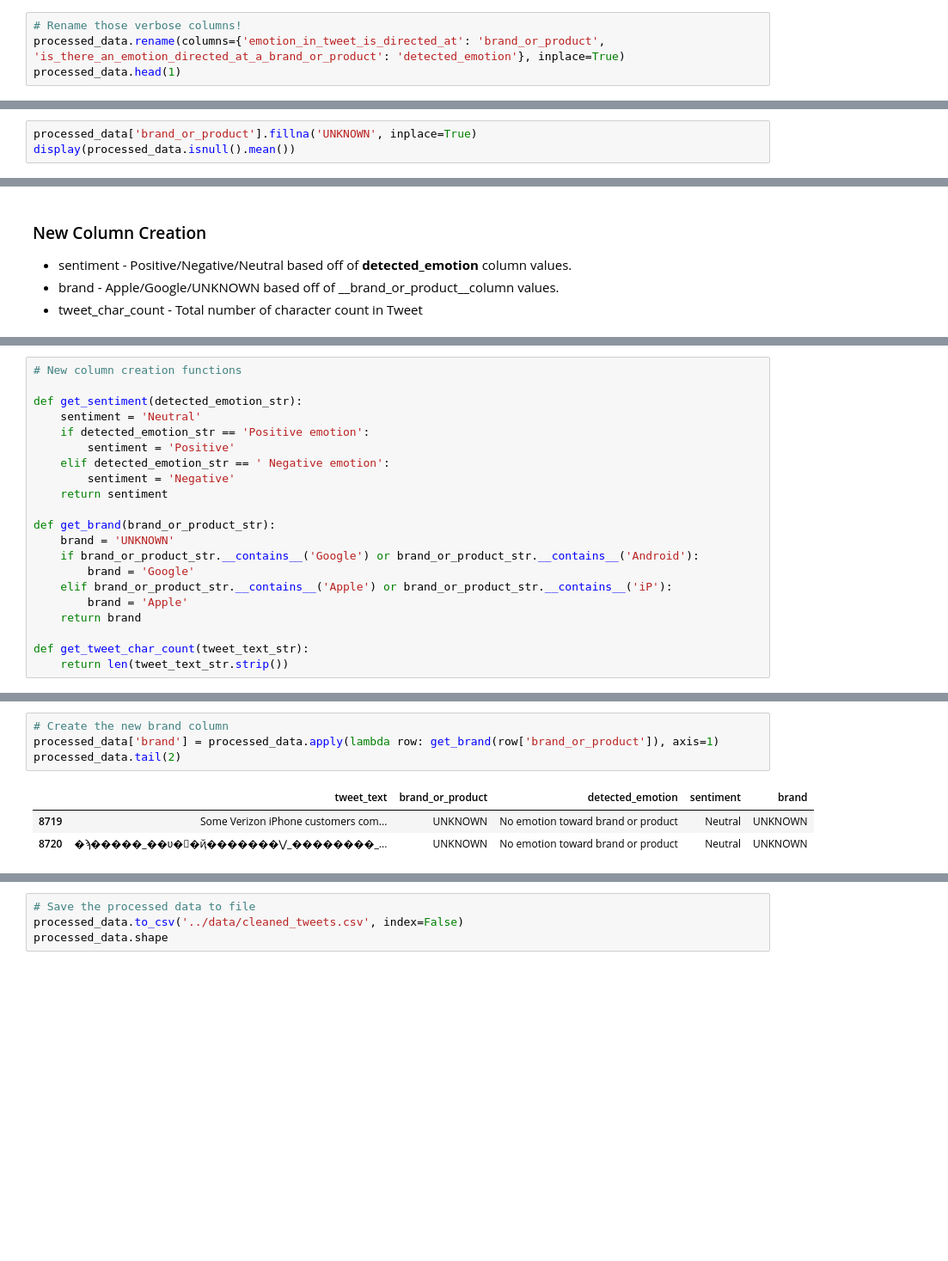
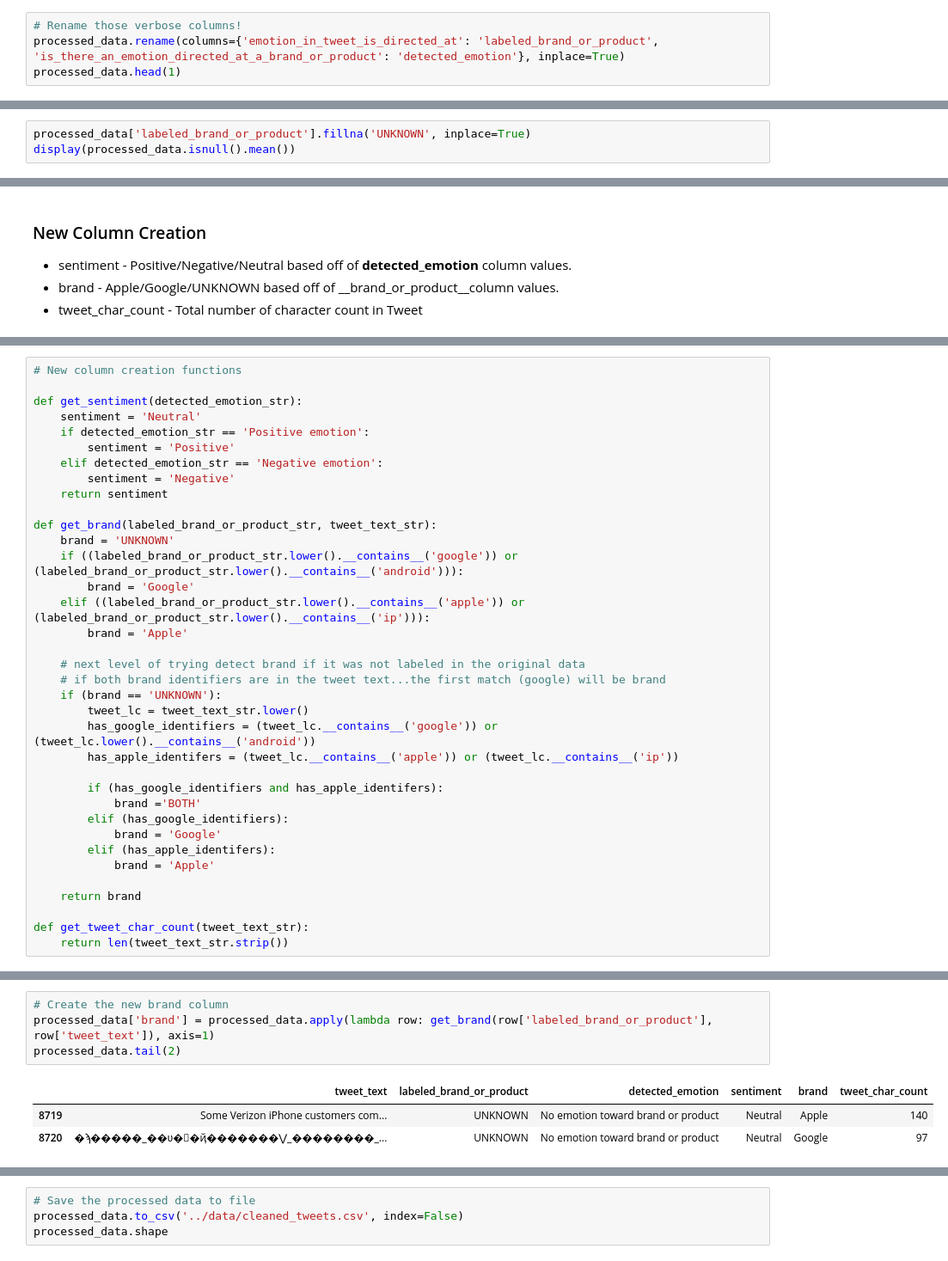
Before and after one commit to lspope/dsc-phase-4-project, a Jupyter notebook: notebooks/data_cleaning.ipynb, the cells around one changed output, grey strips where cells are left out. Shown at 86% size. Drawn from its saved outputs; the diff is of its cells as text; blank space fills up the shorter version.

```diff
--- a/notebooks/data_cleaning.ipynb
+++ b/notebooks/data_cleaning.ipynb
@@ -65,6 +60,6 @@ memory usage: 204.5+ KB
 processed_data = raw_data.copy(deep=True)
 # %%
 # Rename those verbose columns!
-processed_data.rename(columns={'emotion_in_tweet_is_directed_at': 'brand_or_product', 'is_there_an_emotion_directed_at_a_brand_or_product': 'detected_emotion'}, inplace=True)
+processed_data.rename(columns={'emotion_in_tweet_is_directed_at': 'labeled_brand_or_product', 'is_there_an_emotion_directed_at_a_brand_or_product': 'detected_emotion'}, inplace=True)
 processed_data.head(1)
 # %% [output]
@@ -142,6 +137,6 @@ My text classifier will only be interested in postitive or negative sentiment on
 
 Don't drop any rows. Fill the null with UNKNOWN for now.
 # %%
-processed_data['brand_or_product'].fillna('UNKNOWN', inplace=True)
+processed_data['labeled_brand_or_product'].fillna('UNKNOWN', inplace=True)
 display(processed_data.isnull().mean())
 # %% [output]
@@ -174,16 +169,31 @@ def get_sentiment(detected_emotion_str):
     sentiment = 'Neutral'
     if detected_emotion_str == 'Positive emotion':
         sentiment = 'Positive'
-    elif detected_emotion_str == ' Negative emotion':
+    elif detected_emotion_str == 'Negative emotion':
         sentiment = 'Negative'
     return sentiment
 
-def get_brand(brand_or_product_str):
+def get_brand(labeled_brand_or_product_str, tweet_text_str):
     brand = 'UNKNOWN'
-    if brand_or_product_str.__contains__('Google') or brand_or_product_str.__contains__('Android'):
+    if ((labeled_brand_or_product_str.lower().__contains__('google')) or (labeled_brand_or_product_str.lower().__contains__('android'))):
         brand = 'Google'
-    elif brand_or_product_str.__contains__('Apple') or brand_or_product_str.__contains__('iP'):
+    elif ((labeled_brand_or_product_str.lower().__contains__('apple')) or (labeled_brand_or_product_str.lower().__contains__('ip'))):
         brand = 'Apple'
+
+    # next level of trying detect brand if it was not labeled in the original data
+    # if both brand identifiers are in the tweet text...the first match (google) will be brand
+    if (brand == 'UNKNOWN'):
+        tweet_lc = tweet_text_str.lower()
+        has_google_identifiers = (tweet_lc.__contains__('google')) or (tweet_lc.lower().__contains__('android'))
+        has_apple_identifers = (tweet_lc.__contains__('apple')) or (tweet_lc.__contains__('ip'))
+
+        if (has_google_identifiers and has_apple_identifers):
+            brand ='BOTH'
+        elif (has_google_identifiers):
+            brand = 'Google'
+        elif (has_apple_identifers):
+            brand = 'Apple'
+
     return brand
 
 def get_tweet_char_count(tweet_text_str):
@@ -199,11 +209,11 @@ processed_data.head(2)
 # %%
 # Create the new brand column
-processed_data['brand'] = processed_data.apply(lambda row: get_brand(row['brand_or_product']), axis=1)
+processed_data['brand'] = processed_data.apply(lambda row: get_brand(row['labeled_brand_or_product'], row['tweet_text']), axis=1)
 processed_data.tail(2)
 # %% [output]
-|  | tweet_text | brand_or_product | detected_emotion | sentiment | brand |
-| 8719 | Some Verizon iPhone customers com... | UNKNOWN | No emotion toward brand or product | Neutral | UNKNOWN |
-| 8720 | �ϡ�����_��ʋ�΋�ҋ�������⋁_��������_... | UNKNOWN | No emotion toward brand or product | Neutral | UNKNOWN |
+|  | tweet_text | labeled_brand_or_product | detected_emotion | sentiment | brand | tweet_char_count |
+| 8719 | Some Verizon iPhone customers com... | UNKNOWN | No emotion toward brand or product | Neutral | Apple | 140 |
+| 8720 | �ϡ�����_��ʋ�΋�ҋ�������⋁_��������_... | UNKNOWN | No emotion toward brand or product | Neutral | Google | 97 |
 # %%
 processed_data['tweet_char_count'] = processed_data.apply(lambda row: get_tweet_char_count(row['tweet_text']), axis=1)
 processed_data.head(2)
```
Also changed, not shown: parts of 9 cells of this notebook, 2 other files.
